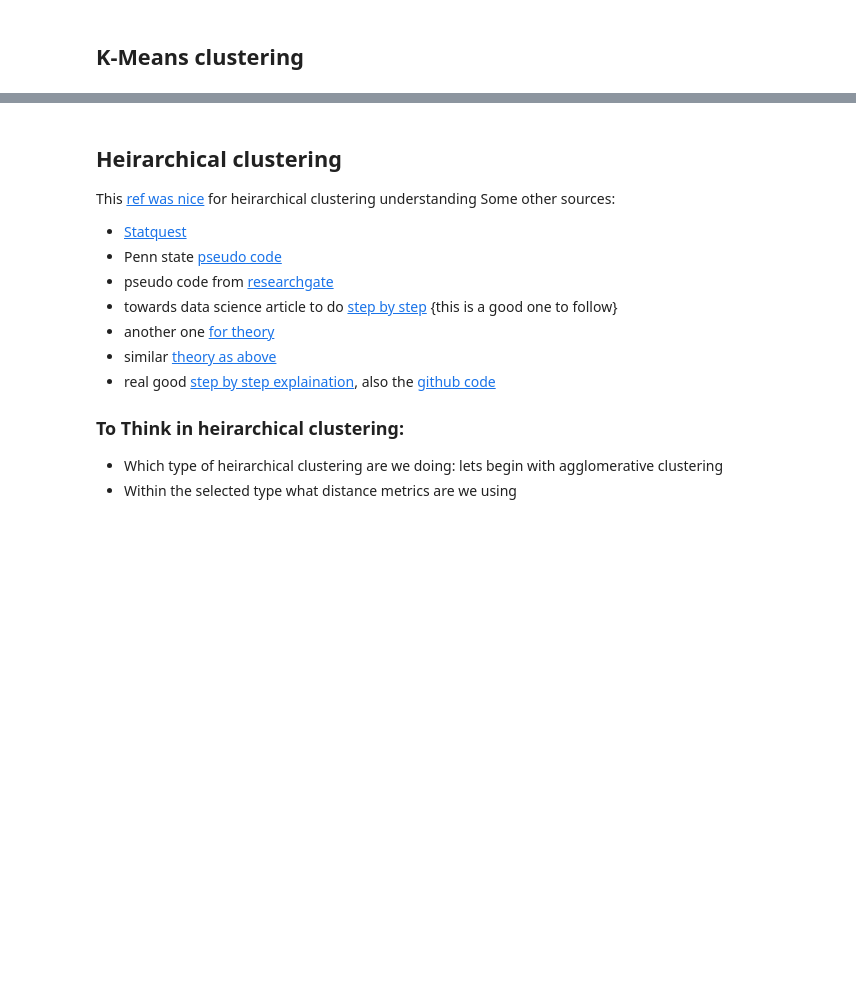
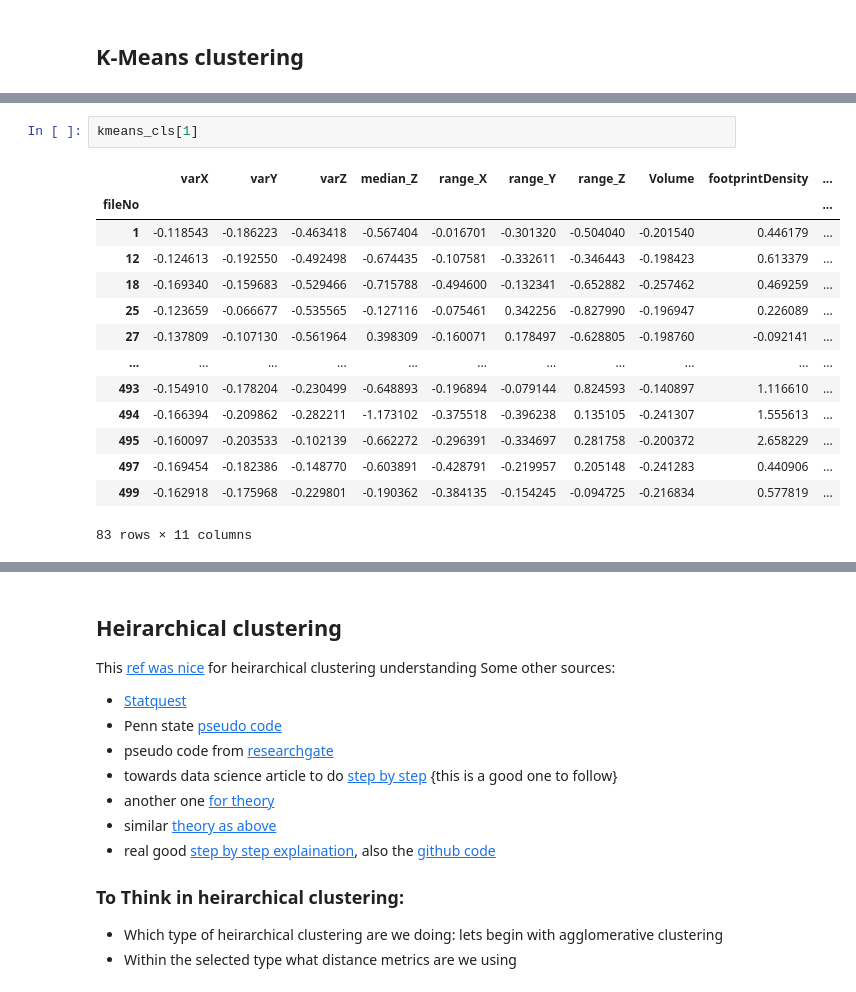
Before and after one commit to pratyush1611/GEO5017_Assignments, a Jupyter notebook: asg01.ipynb, the cells around one changed output, grey strips where cells are left out. Drawn from its saved outputs; the diff is of its cells as text; blank space fills up the shorter version.

```diff
--- a/asg01.ipynb
+++ b/asg01.ipynb
@@ -319,0 +264,17 @@ for item in cluster:
+# %%
+kmeans_cls[1]
+# %% [output]
+|  | varX | varY | varZ | median_Z | range_X | range_Y | range_Z | Volume | footprintDensity | ... |
+| fileNo |  |  |  |  |  |  |  |  |  | ... |
+| 1 | -0.118543 | -0.186223 | -0.463418 | -0.567404 | -0.016701 | -0.301320 | -0.504040 | -0.201540 | 0.446179 | ... |
+| 12 | -0.124613 | -0.192550 | -0.492498 | -0.674435 | -0.107581 | -0.332611 | -0.346443 | -0.198423 | 0.613379 | ... |
+| 18 | -0.169340 | -0.159683 | -0.529466 | -0.715788 | -0.494600 | -0.132341 | -0.652882 | -0.257462 | 0.469259 | ... |
+| 25 | -0.123659 | -0.066677 | -0.535565 | -0.127116 | -0.075461 | 0.342256 | -0.827990 | -0.196947 | 0.226089 | ... |
+| 27 | -0.137809 | -0.107130 | -0.561964 | 0.398309 | -0.160071 | 0.178497 | -0.628805 | -0.198760 | -0.092141 | ... |
+| ... | ... | ... | ... | ... | ... | ... | ... | ... | ... | ... |
+| 493 | -0.154910 | -0.178204 | -0.230499 | -0.648893 | -0.196894 | -0.079144 | 0.824593 | -0.140897 | 1.116610 | ... |
+| 494 | -0.166394 | -0.209862 | -0.282211 | -1.173102 | -0.375518 | -0.396238 | 0.135105 | -0.241307 | 1.555613 | ... |
+| 495 | -0.160097 | -0.203533 | -0.102139 | -0.662272 | -0.296391 | -0.334697 | 0.281758 | -0.200372 | 2.658229 | ... |
+| 497 | -0.169454 | -0.182386 | -0.148770 | -0.603891 | -0.428791 | -0.219957 | 0.205148 | -0.241283 | 0.440906 | ... |
+| 499 | -0.162918 | -0.175968 | -0.229801 | -0.190362 | -0.384135 | -0.154245 | -0.094725 | -0.216834 | 0.577819 | ... |
+83 rows × 11 columns
```
Also changed, not shown: parts of 21 cells of this notebook.
